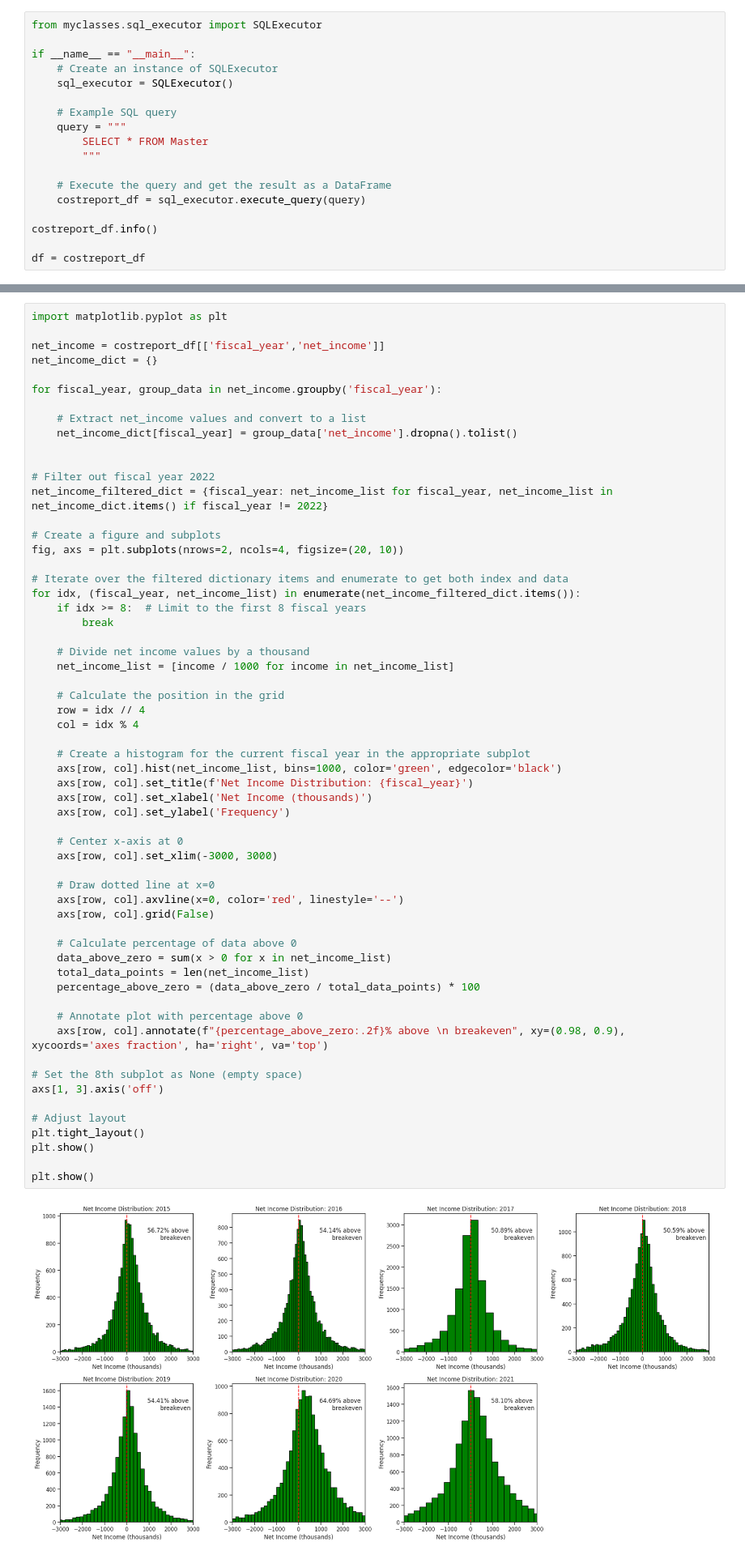
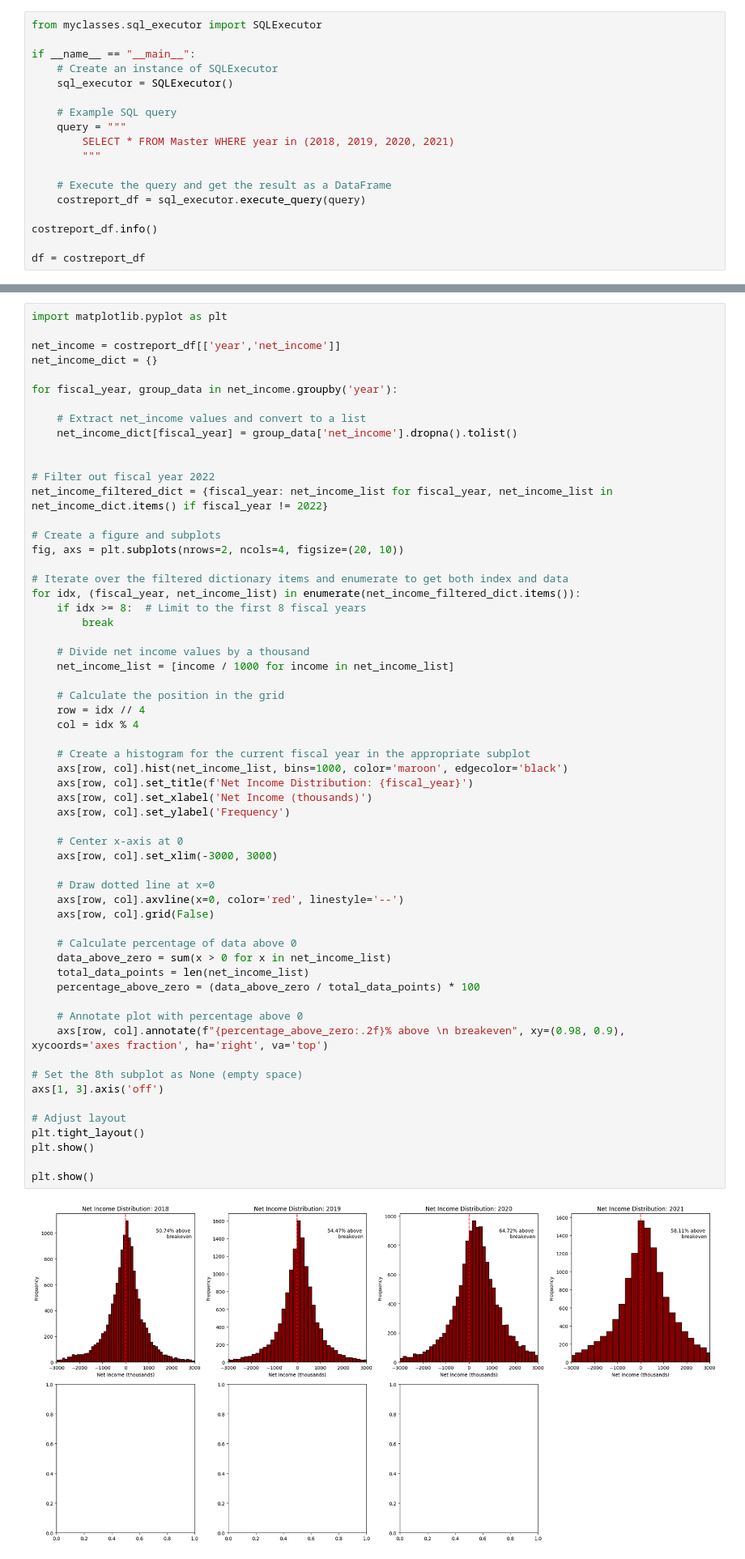
Before and after one commit to joshua-orndorff/Data-4999, a Jupyter notebook: exploratory-data-analysis.ipynb, the cells around one changed output, grey strips where cells are left out. Shown: that part at 81% size. Cells and saved outputs as stored; diff of their text form.

Commit message:
Add new plots

```diff
--- a/exploratory-data-analysis.ipynb
+++ b/exploratory-data-analysis.ipynb
@@ -7,7 +7,7 @@ if __name__ == "__main__":
 
     # Example SQL query
     query = """
-        SELECT * FROM Master
+        SELECT * FROM Master WHERE year in (2018, 2019, 2020, 2021)
         """
 
     # Execute the query and get the result as a DataFrame
@@ -37,10 +37,10 @@ memory usage: 49.8+ MB
 # %%
 import matplotlib.pyplot as plt
 
-net_income = costreport_df[['fiscal_year','net_income']]
+net_income = costreport_df[['year','net_income']]
 net_income_dict = {}
 
-for fiscal_year, group_data in net_income.groupby('fiscal_year'):
+for fiscal_year, group_data in net_income.groupby('year'):
 
     # Extract net_income values and convert to a list
     net_income_dict[fiscal_year] = group_data['net_income'].dropna().tolist()
@@ -65,36 +65,36 @@ for idx, (fiscal_year, net_income_list) in enumerate(net_income_filtered_dict.it
     col = idx % 4
 
     # Create a histogram for the current fiscal year in the appropriate subplot
-    axs[row, col].hist(net_income_list, bins=1000, color='green', edgecolor='black')
+    axs[row, col].hist(net_income_list, bins=1000, color='maroon', edgecolor='black')
     axs[row, col].set_title(f'Net Income Distribution: {fiscal_year}')
     axs[row, col].set_xlabel('Net Income (thousands)')
     axs[row, col].set_ylabel('Frequency')
 
     # Center x-axis at 0
     axs[row, col].set_xlim(-3000, 3000)
 
     # Draw dotted line at x=0
     axs[row, col].axvline(x=0, color='red', linestyle='--')
     axs[row, col].grid(False)
 
     # Calculate percentage of data above 0
     data_above_zero = sum(x > 0 for x in net_income_list)
     total_data_points = len(net_income_list)
     percentage_above_zero = (data_above_zero / total_data_points) * 100
 
     # Annotate plot with percentage above 0
     axs[row, col].annotate(f"{percentage_above_zero:.2f}% above \n breakeven", xy=(0.98, 0.9), xycoords='axes fraction', ha='right', va='top')
 
 # Set the 8th subplot as None (empty space)
 axs[1, 3].axis('off')
 
 # Adjust layout
 plt.tight_layout()
 plt.show()
 
 plt.show()
 # %% [output]
-[figure, old version]
+[figure, new version]
 # %%
 import numpy as np
 
```
Also changed, not shown: parts of 10 cells of this notebook.
